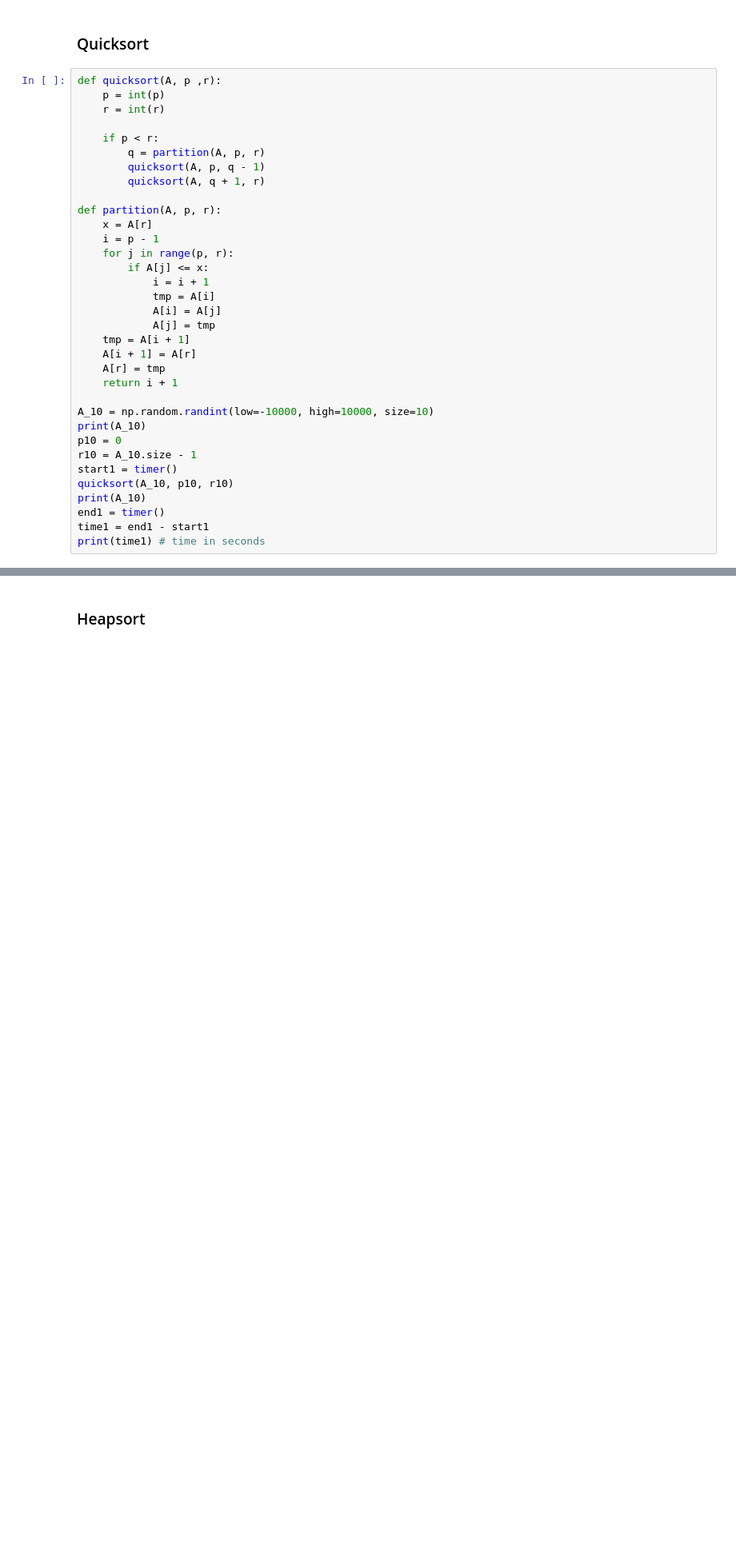
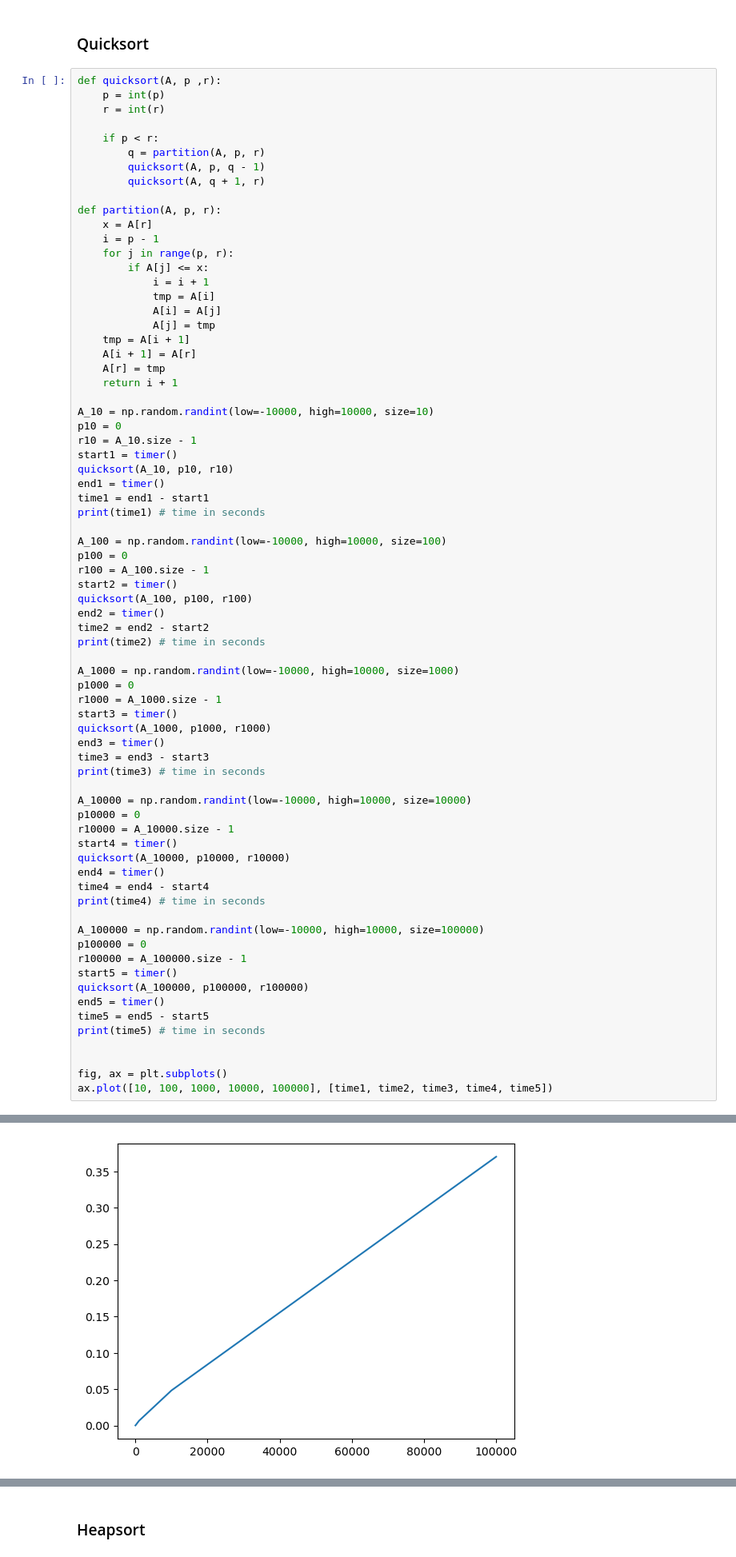
Before and after one commit to thejosephloy/cs_lib, a Jupyter notebook: alg_lib/alg_lib_py/algorithms-python-ref.ipynb, the cells around one changed output, grey strips where cells are left out. Shown at 80% size. Drawn from its saved outputs; the diff is of its cells as text; blank space fills up the shorter version.

```diff
--- a/alg_lib/alg_lib_py/algorithms-python-ref.ipynb
+++ b/alg_lib/alg_lib_py/algorithms-python-ref.ipynb
@@ -144,13 +144,51 @@ def partition(A, p, r):
     return i + 1
 
 A_10 = np.random.randint(low=-10000, high=10000, size=10)
-print(A_10)
 p10 = 0
 r10 = A_10.size - 1
 start1 = timer()
 quicksort(A_10, p10, r10)
-print(A_10)
 end1 = timer()
 time1 = end1 - start1
 print(time1) # time in seconds
+
+A_100 = np.random.randint(low=-10000, high=10000, size=100)
+p100 = 0
+r100 = A_100.size - 1
+start2 = timer()
+quicksort(A_100, p100, r100)
+end2 = timer()
+time2 = end2 - start2
+print(time2) # time in seconds
+
+A_1000 = np.random.randint(low=-10000, high=10000, size=1000)
+p1000 = 0
+r1000 = A_1000.size - 1
+start3 = timer()
+quicksort(A_1000, p1000, r1000)
+end3 = timer()
+time3 = end3 - start3
+print(time3) # time in seconds
+
+A_10000 = np.random.randint(low=-10000, high=10000, size=10000)
+p10000 = 0
+r10000 = A_10000.size - 1
+start4 = timer()
+quicksort(A_10000, p10000, r10000)
+end4 = timer()
+time4 = end4 - start4
+print(time4) # time in seconds
+
+A_100000 = np.random.randint(low=-10000, high=10000, size=100000)
+p100000 = 0
+r100000 = A_100000.size - 1
+start5 = timer()
+quicksort(A_100000, p100000, r100000)
+end5 = timer()
+time5 = end5 - start5
+print(time5) # time in seconds
+
+
+fig, ax = plt.subplots()
+ax.plot([10, 100, 1000, 10000, 100000], [time1, time2, time3, time4, time5])
 # %% [output]
@@ -159,0 +201 @@ print(time1) # time in seconds
+[figure, added]
```
Also changed, not shown: parts of 4 cells of this notebook, 1 other file.
